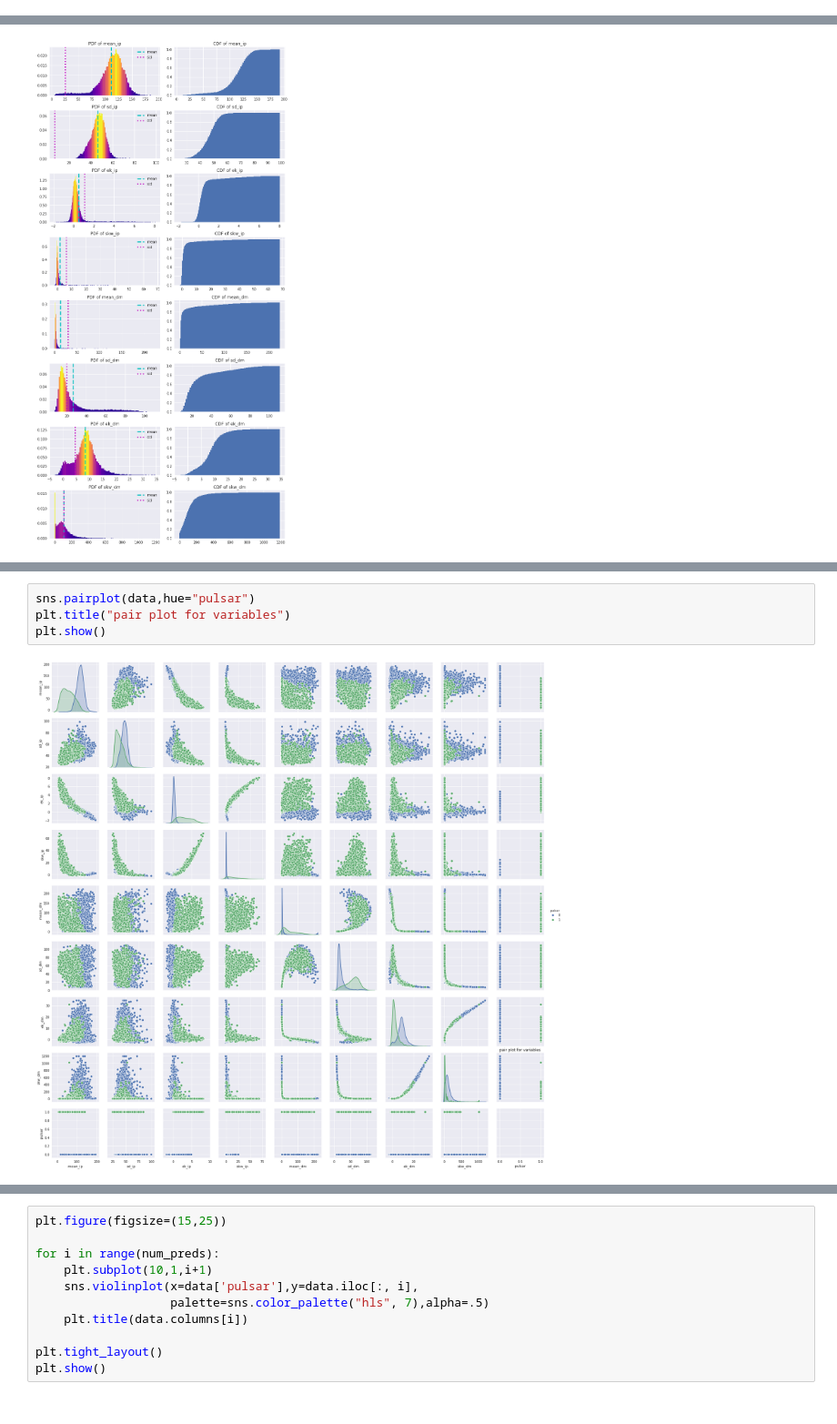
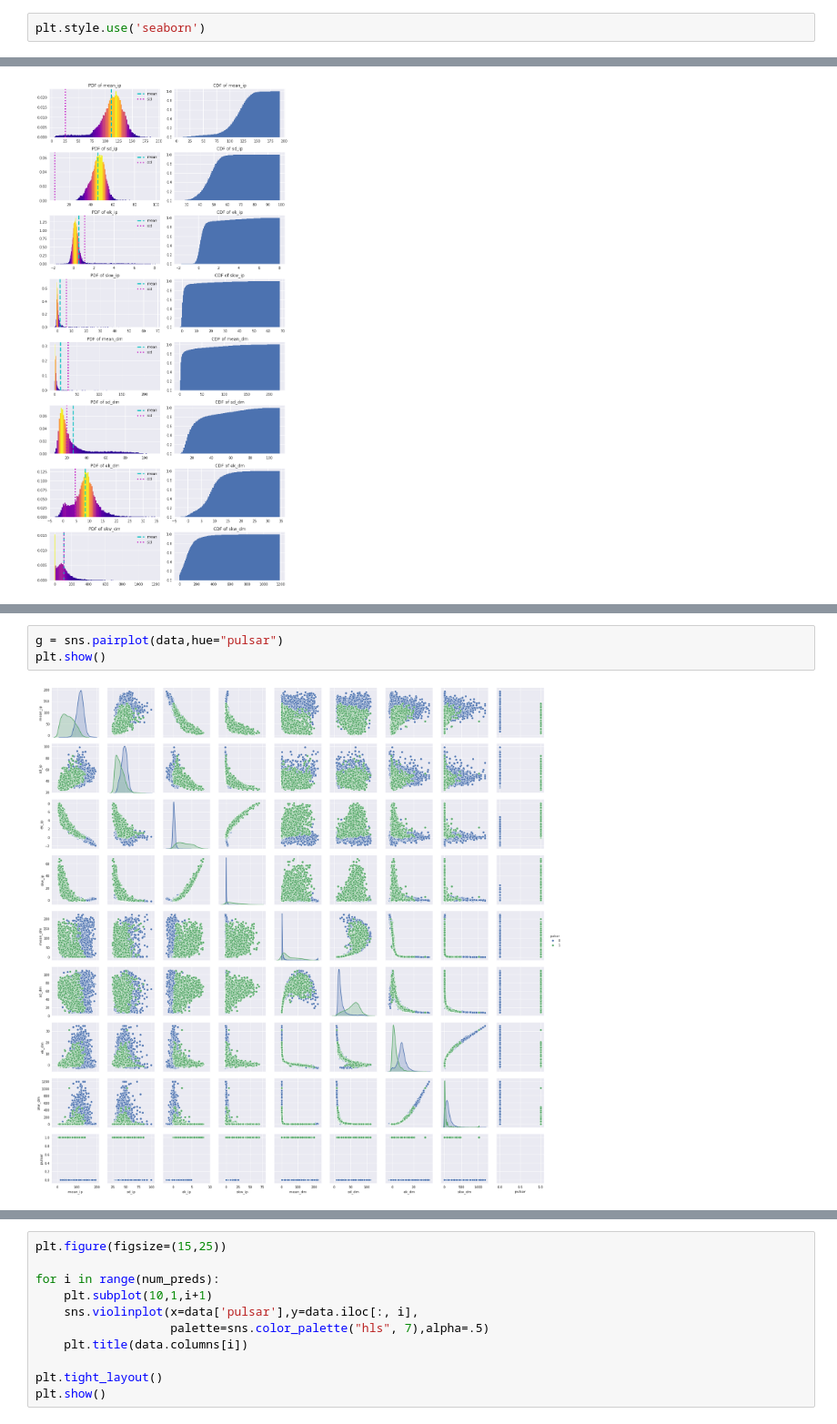
Before and after one commit to andres-zartab/pulsar_star, a Jupyter notebook: src/pulsar_notebook.ipynb, the cells around one changed output, grey strips where cells are left out. Shown at 91% size. Cells and saved outputs as stored; diff of their text form.

```diff
--- a/src/pulsar_notebook.ipynb
+++ b/src/pulsar_notebook.ipynb
@@ -7,6 +7,8 @@ from matplotlib import pyplot as plt
 
 plt.style.use('seaborn')
 pd.set_option("display.max_rows", 100)
+# %%
+plt.style.use('seaborn')
 # %%
 data = pd.read_csv("../input/pulsar_stars.csv")
 data.columns = ['mean_ip', 'sd_ip', 'ek_ip', 'skw_ip', 'mean_dm', 'sd_dm', 'ek_dm', 'skw_dm', 'pulsar']
@@ -122,7 +126,6 @@ plt.show()
 # %%
-sns.pairplot(data,hue="pulsar")
-plt.title("pair plot for variables")
+g = sns.pairplot(data,hue="pulsar")
 plt.show()
 # %% [output]
-[figure, old version]
+[figure, new version]
 # %%
```
Also changed, not shown: parts of 33 cells of this notebook.
